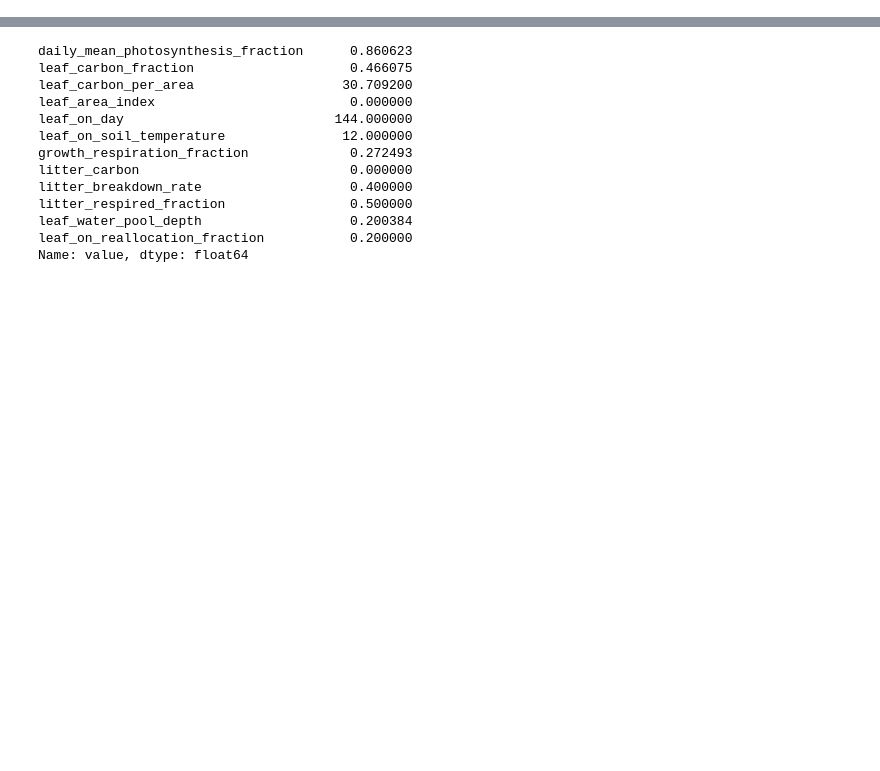
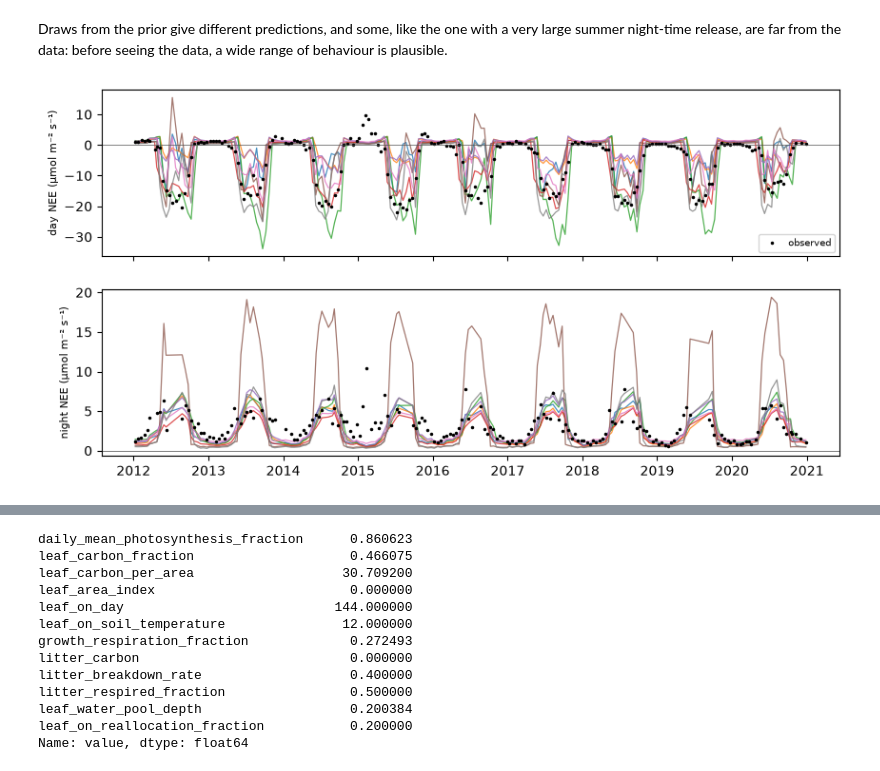
Before and after one commit to arob5/lsm-active-subspace, a Jupyter notebook: notebooks/main_inverse_problem.ipynb, the cells around one changed output, grey strips where cells are left out. Drawn from its saved outputs; the diff is of its cells as text; code cells hidden in the pictures; blank space fills up the shorter version.

```diff
--- a/notebooks/main_inverse_problem.ipynb
+++ b/notebooks/main_inverse_problem.ipynb
@@ -185,0 +454,8 @@ the reason for each.
+# %% [markdown]
+Draws from the prior give different predictions, and some, like the one with a very large
+summer night-time release, are far from the data: before seeing the data, a wide range of
+behaviour is plausible.
+# %%
+plot_predictions(data, predictions)
+# %% [output]
+[figure, added]
```
Also changed, not shown: parts of 174 cells of this notebook, 2 other files.
